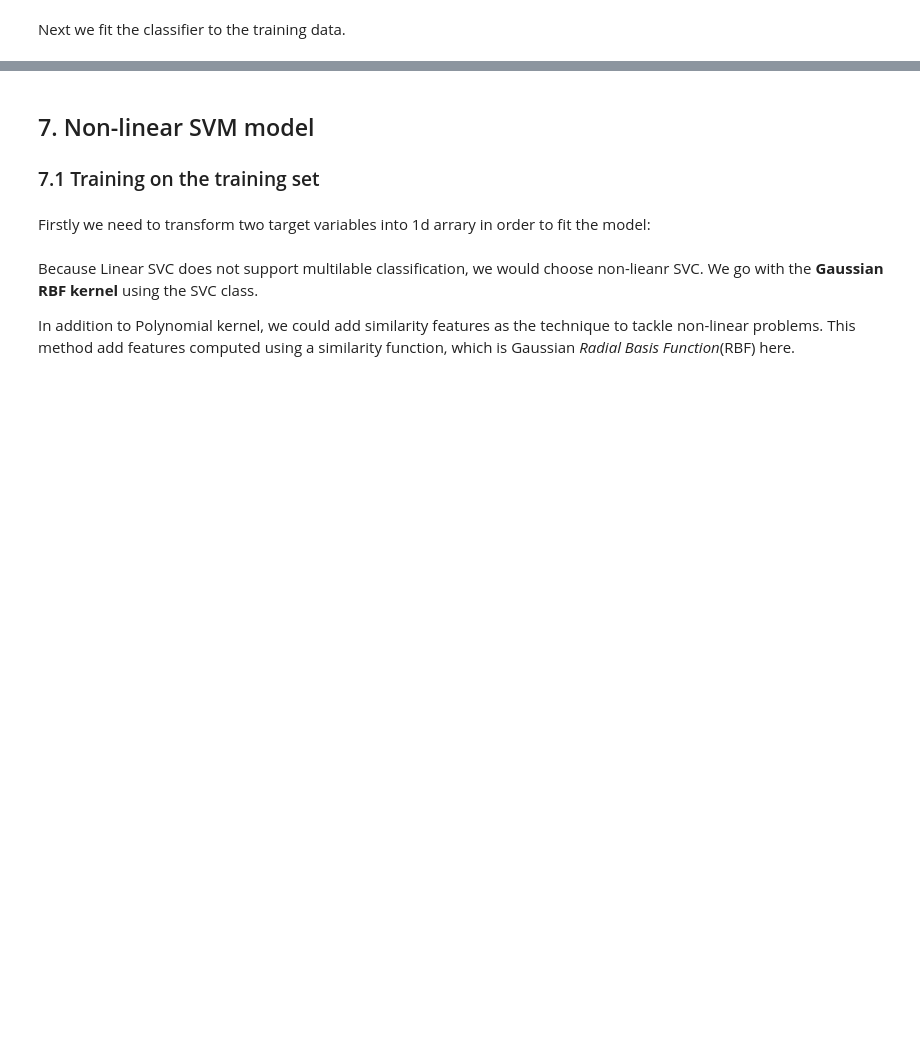
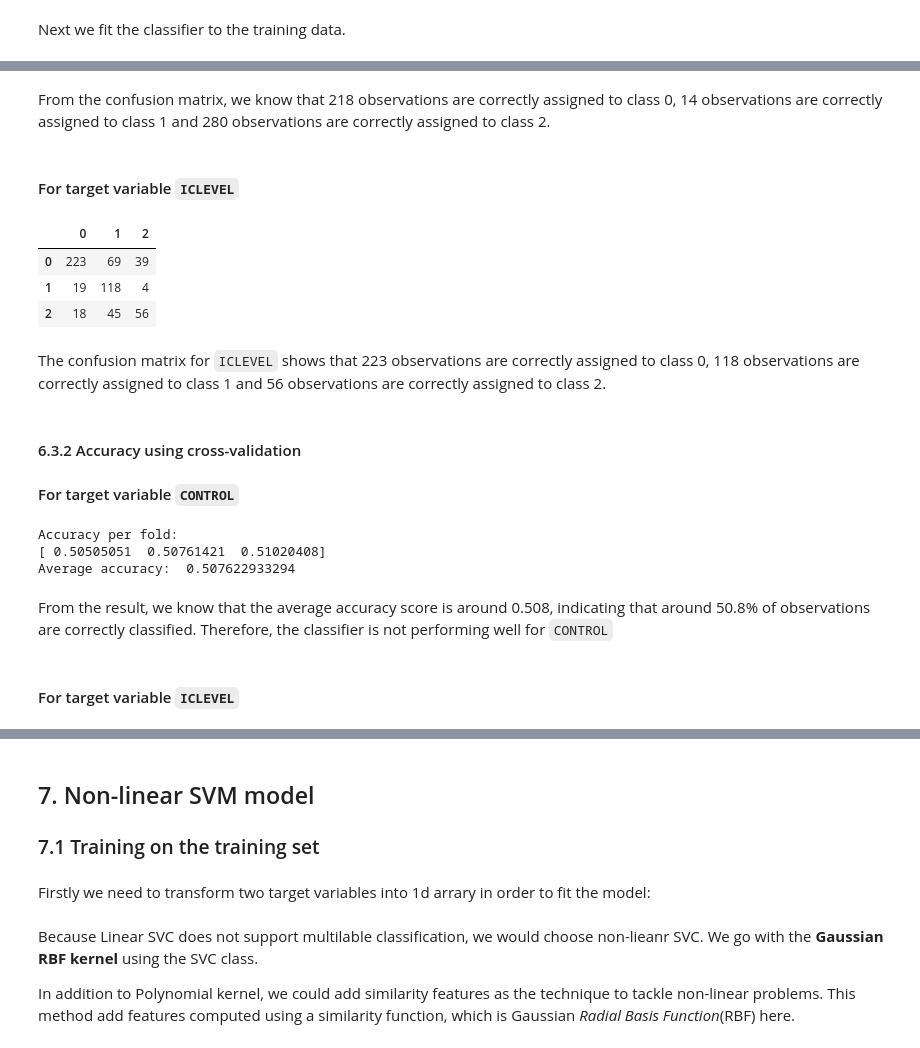
Before and after one commit to dorneliang/MA-755-Assignment-2, a Jupyter notebook: Assignment 2_Final.ipynb, the cells around one changed output, grey strips where cells are left out. Cells and saved outputs as stored; diff of their text form; code cells hidden in the pictures; blank space fills up the shorter version.

```diff
--- a/Assignment 2_Final.ipynb
+++ b/Assignment 2_Final.ipynb
@@ -1076,0 +968,36 @@ dt_clf
+# %% [markdown]
+From the confusion matrix, we know that 218 observations are correctly assigned to class 0, 14 observations are correctly assigned to class 1 and 280 observations are correctly assigned to class 2.
+# %% [markdown]
+#### For target variable `ICLEVEL`
+# %%
+iclevel_dt_pre_test= dt_iclevel.predict(test_ind)
+pd.DataFrame(sk_me.confusion_matrix(iclevel_dt_pre_test, test_type[['ICLEVEL']]))
+# %% [output]
+|  | 0 | 1 | 2 |
+| 0 | 223 | 69 | 39 |
+| 1 | 19 | 118 | 4 |
+| 2 | 18 | 45 | 56 |
+# %% [markdown]
+The confusion matrix for `ICLEVEL` shows that 223 observations are correctly assigned to class 0, 118 observations are correctly assigned to class 1 and 56 observations are correctly assigned to class 2.
+# %% [markdown]
+#### 6.3.2 Accuracy using cross-validation
+#### For target variable `CONTROL`
+# %%
+from sklearn.cross_validation import cross_val_score
+scores = cross_val_score(estimator= dt_control,
+                X= test_ind,
+                y = test_target_control,
+                scoring = "accuracy",
+                cv=3)
+
+print("Accuracy per fold: ")
+print(scores)
+print("Average accuracy: ", scores.mean())
+# %% [output]
+Accuracy per fold:
+[ 0.50505051  0.50761421  0.51020408]
+Average accuracy:  0.507622933294
+# %% [markdown]
+From the result, we know that the average accuracy score is around 0.508, indicating that around 50.8% of observations are correctly classified. Therefore, the classifier is not performing well for `CONTROL`
+# %% [markdown]
+#### For target variable `ICLEVEL`
```
Also changed, not shown: parts of 114 cells of this notebook.
